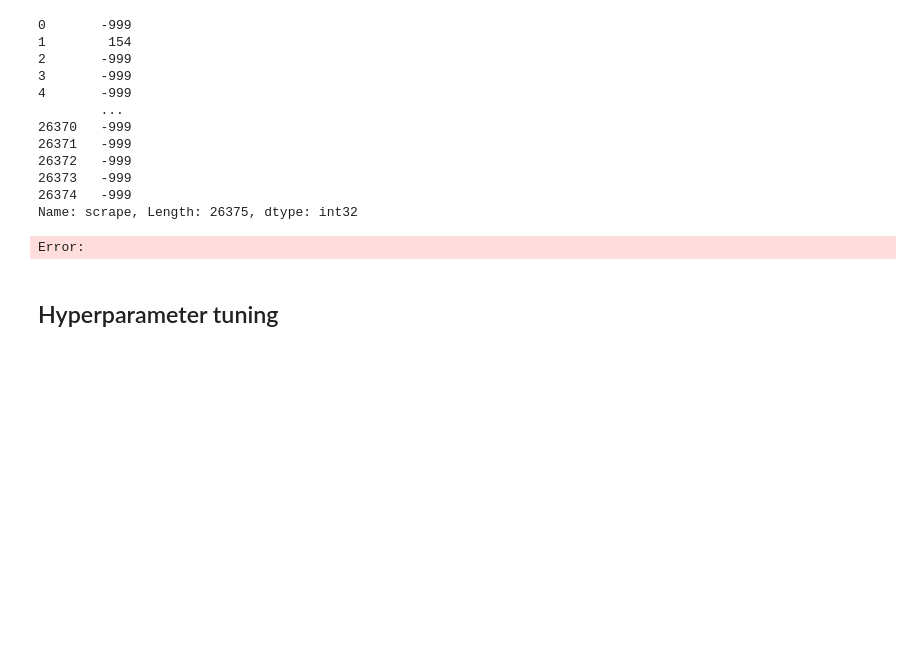
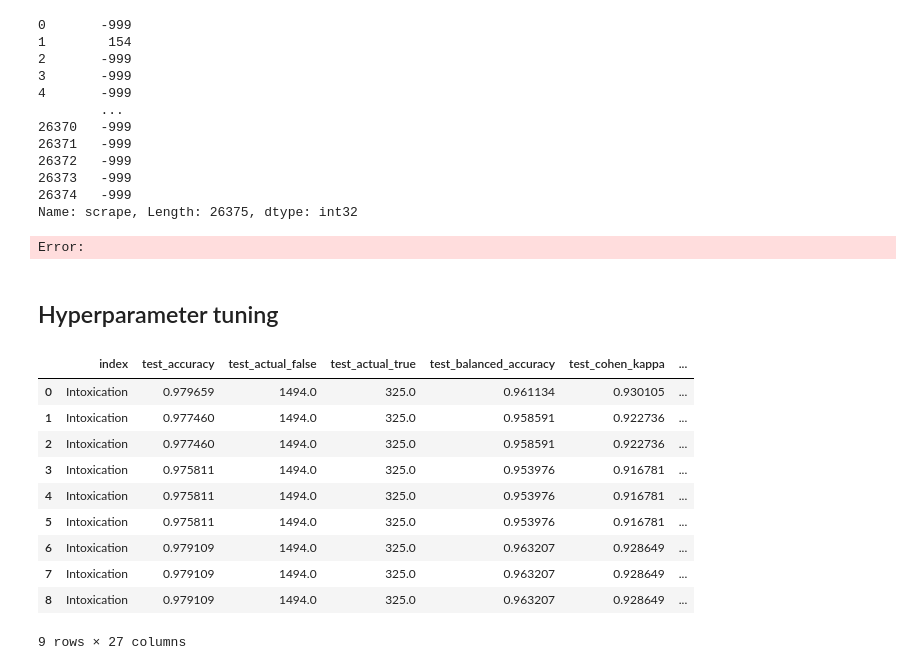
Before and after one commit to WenhaoP/Cannabis-Integration, a Jupyter notebook: BERT/miscellenous.ipynb, the cells around one changed output. Cells and saved outputs as stored; diff of their text form; code cells hidden in the pictures; blank space fills up the shorter version.

```diff
--- a/BERT/miscellenous.ipynb
+++ b/BERT/miscellenous.ipynb
@@ -211 +228,15 @@ all.to_csv('metrics/hp_tune_test_evaluation.csv')
+# %%
+all[(all['index'] == 'Intoxication')][(all['learning_rate'] == 5e-05)]
+# %% [output]
+|  | index | test_accuracy | test_actual_false | test_actual_true | test_balanced_accuracy | test_cohen_kappa | ... |
+| 0 | Intoxication | 0.979659 | 1494.0 | 325.0 | 0.961134 | 0.930105 | ... |
+| 1 | Intoxication | 0.977460 | 1494.0 | 325.0 | 0.958591 | 0.922736 | ... |
+| 2 | Intoxication | 0.977460 | 1494.0 | 325.0 | 0.958591 | 0.922736 | ... |
+| 3 | Intoxication | 0.975811 | 1494.0 | 325.0 | 0.953976 | 0.916781 | ... |
+| 4 | Intoxication | 0.975811 | 1494.0 | 325.0 | 0.953976 | 0.916781 | ... |
+| 5 | Intoxication | 0.975811 | 1494.0 | 325.0 | 0.953976 | 0.916781 | ... |
+| 6 | Intoxication | 0.979109 | 1494.0 | 325.0 | 0.963207 | 0.928649 | ... |
+| 7 | Intoxication | 0.979109 | 1494.0 | 325.0 | 0.963207 | 0.928649 | ... |
+| 8 | Intoxication | 0.979109 | 1494.0 | 325.0 | 0.963207 | 0.928649 | ... |
+9 rows × 27 columns
 # %%
```
Also changed, not shown: parts of 7 cells of this notebook, 2 other files.
